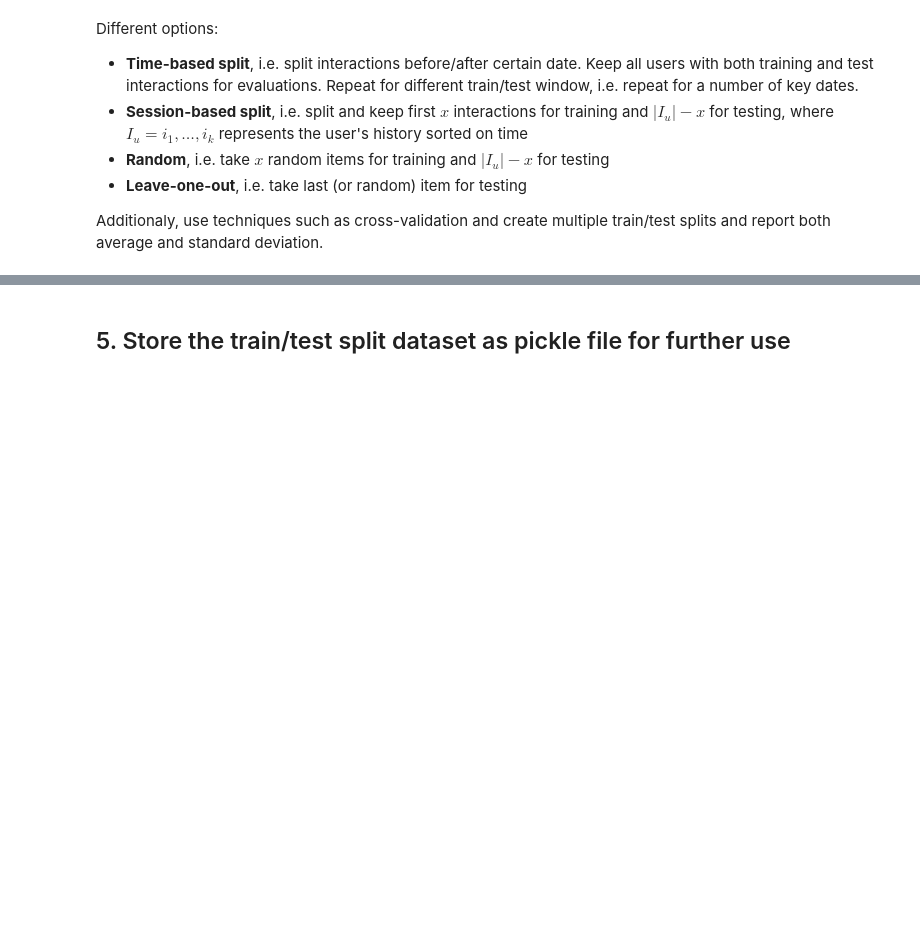
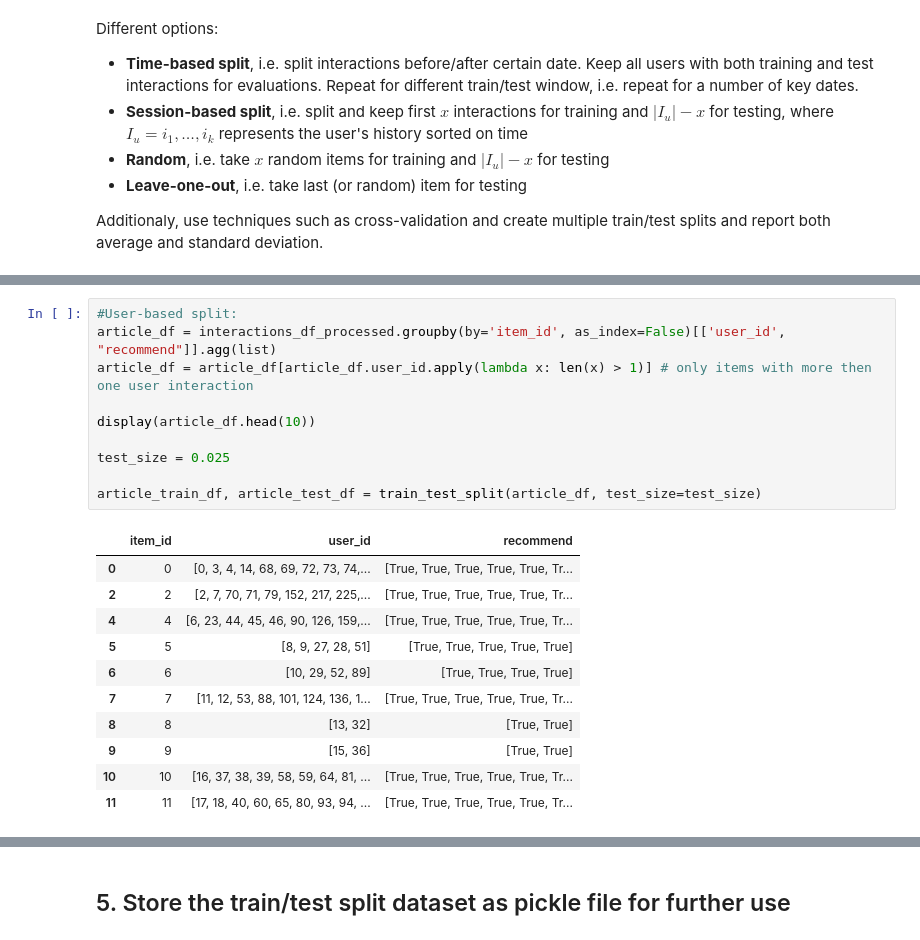
Before and after one commit to stijnrosaer/project-ai, a Jupyter notebook: notebooks/1_preprocess.ipynb, the cells around one changed output, grey strips where cells are left out. Saved outputs shown, nothing was run; the diff lists cells and outputs as text; blank space fills up the shorter version.

```diff
--- a/notebooks/1_preprocess.ipynb
+++ b/notebooks/1_preprocess.ipynb
@@ -198,0 +169,22 @@ train_df.head(10)
+# %%
+#User-based split:
+article_df = interactions_df_processed.groupby(by='item_id', as_index=False)[['user_id', "recommend"]].agg(list)
+article_df = article_df[article_df.user_id.apply(lambda x: len(x) > 1)] # only items with more then one user interaction
+
+display(article_df.head(10))
+
+test_size = 0.025
+
+article_train_df, article_test_df = train_test_split(article_df, test_size=test_size)
+# %% [output]
+|  | item_id | user_id | recommend |
+| 0 | 0 | [0, 3, 4, 14, 68, 69, 72, 73, 74,... | [True, True, True, True, True, Tr... |
+| 2 | 2 | [2, 7, 70, 71, 79, 152, 217, 225,... | [True, True, True, True, True, Tr... |
+| 4 | 4 | [6, 23, 44, 45, 46, 90, 126, 159,... | [True, True, True, True, True, Tr... |
+| 5 | 5 | [8, 9, 27, 28, 51] | [True, True, True, True, True] |
+| 6 | 6 | [10, 29, 52, 89] | [True, True, True, True] |
+| 7 | 7 | [11, 12, 53, 88, 101, 124, 136, 1... | [True, True, True, True, True, Tr... |
+| 8 | 8 | [13, 32] | [True, True] |
+| 9 | 9 | [15, 36] | [True, True] |
+| 10 | 10 | [16, 37, 38, 39, 58, 59, 64, 81, ... | [True, True, True, True, True, Tr... |
+| 11 | 11 | [17, 18, 40, 60, 65, 80, 93, 94, ... | [True, True, True, True, True, Tr... |
```
Also changed, not shown: parts of 11 cells of this notebook, 11 other files.
